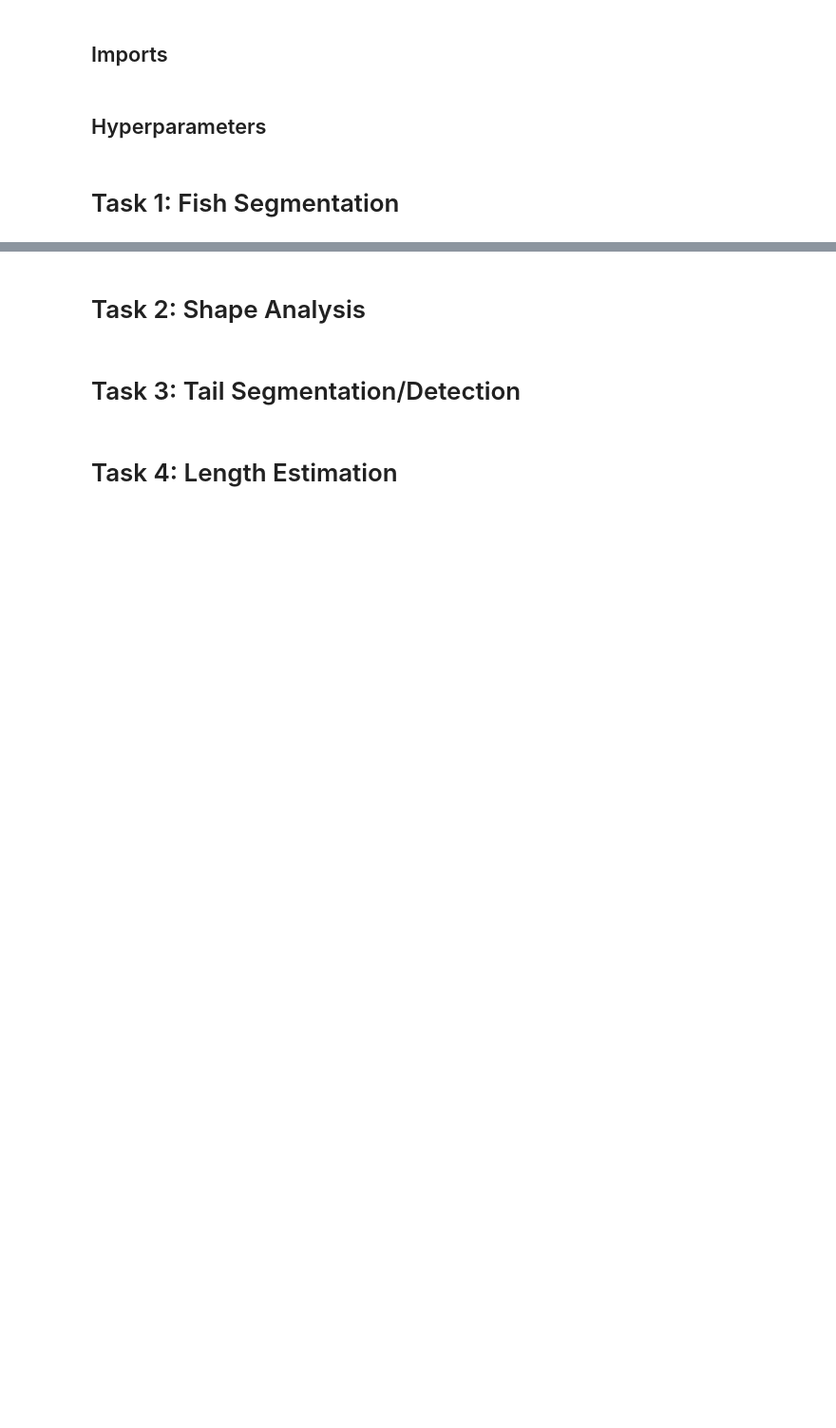
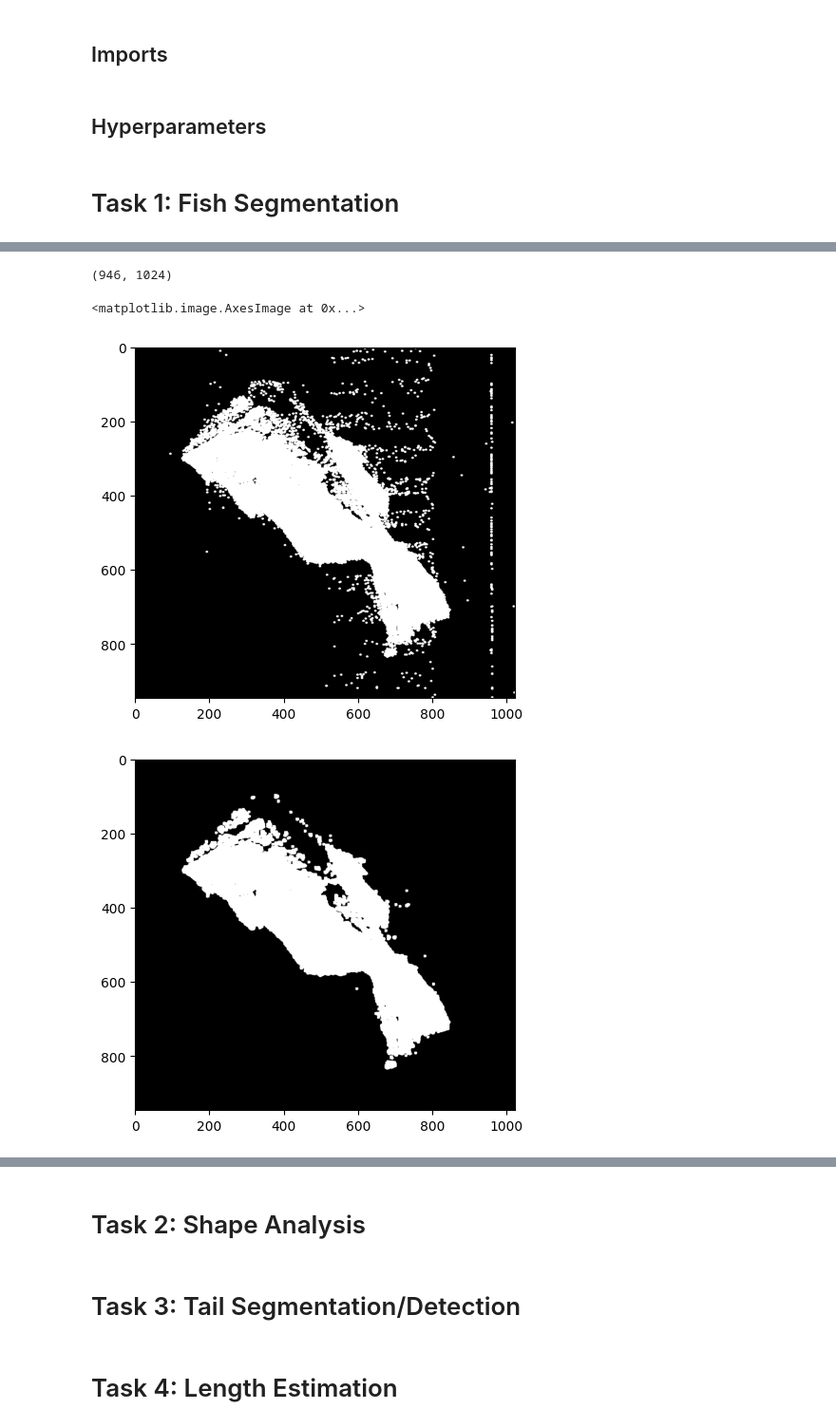
Before and after one commit to KamielVDD/6_marelec_project, a Jupyter notebook: 2_notebooks/marelec.ipynb, the cells around one changed output, grey strips where cells are left out. Shown at 95% size. Drawn from its saved outputs; the diff is of its cells as text; code cells hidden in the pictures; blank space fills up the shorter version.

```diff
--- a/2_notebooks/marelec.ipynb
+++ b/2_notebooks/marelec.ipynb
@@ -37,0 +35,23 @@ plt.imshow(mask, cmap="gray")
+# %%
+print(mask.shape)
+# %% [output]
+(946, 1024)
+# %%
+kernel_dil = cv2.getStructuringElement(cv2.MORPH_ELLIPSE, (7, 7))
+kernel_op = cv2.getStructuringElement(cv2.MORPH_ELLIPSE, (8, 8))
+
+dilation = cv2.dilate(mask, kernel_dil, iterations = 1)
+opening = cv2.morphologyEx(dilation, cv2.MORPH_OPEN, kernel_op)
+
+
+
+
+plt.figure()
+plt.imshow(dilation, cmap="gray")
+
+plt.figure()
+plt.imshow(opening, cmap="gray")
+# %% [output]
+<matplotlib.image.AxesImage at 0x...>
+[figure, added]
+[figure, added]
```
Also changed, not shown: parts of 7 cells of this notebook.
